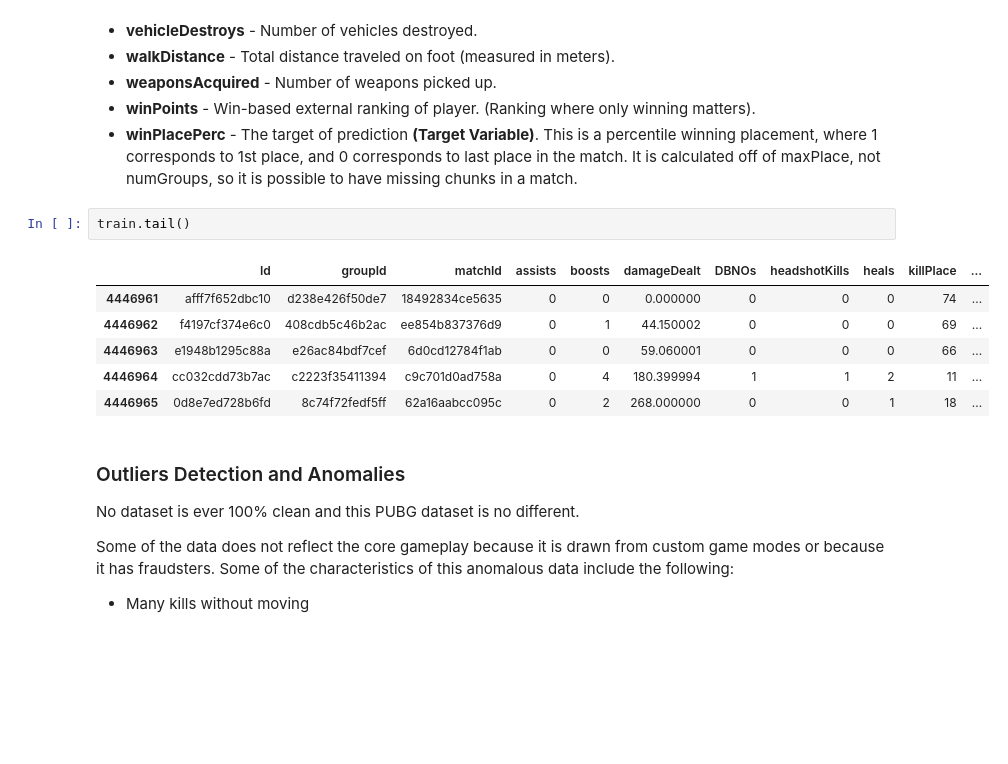
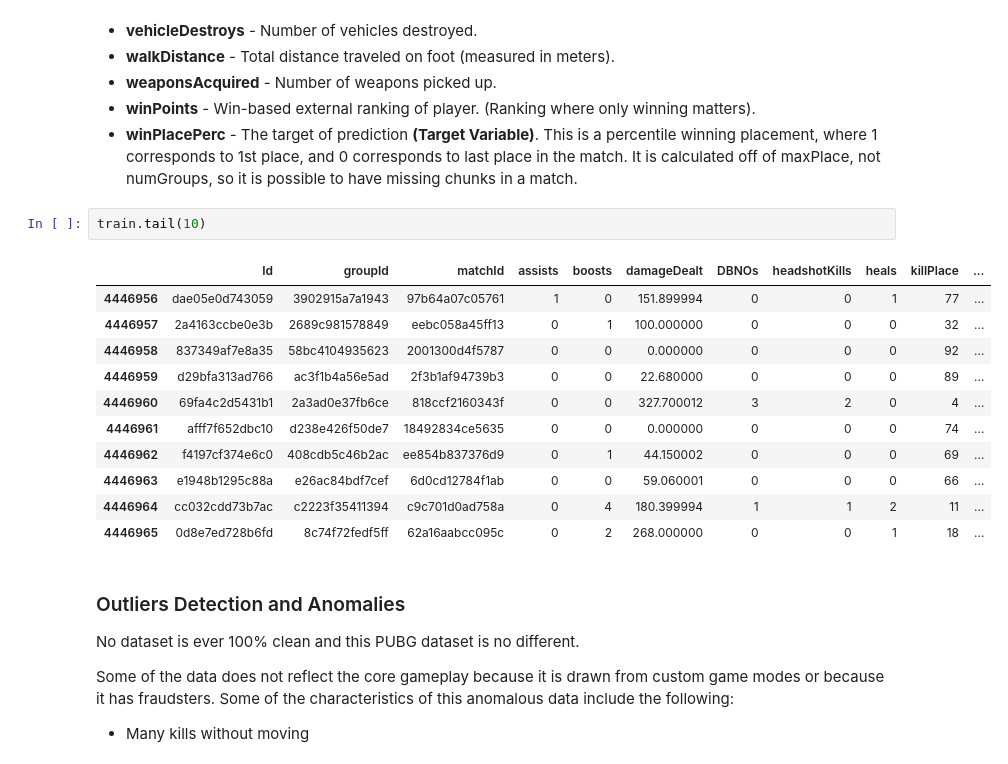
Before and after one commit to soni113/Deployment-flask, a Jupyter notebook: PUBG_Game_Webinar.ipynb, the cells around one changed output. Drawn from its saved outputs; the diff is of its cells as text; blank space fills up the shorter version.

```diff
--- a/PUBG_Game_Webinar.ipynb
+++ b/PUBG_Game_Webinar.ipynb
@@ -214,9 +214,14 @@ The training set comes in the form of a .CSV file. This file contains 113,290,73
 - **winPoints** - Win-based external ranking of player. (Ranking where only winning matters).
 - **winPlacePerc** - The target of prediction **(Target Variable)**. This is a percentile winning placement, where 1 corresponds to 1st place, and 0 corresponds to last place in the match. It is calculated off of maxPlace, not numGroups, so it is possible to have missing chunks in a match.
 # %%
-train.tail()
+train.tail(10)
 # %% [output]
 |  | Id | groupId | matchId | assists | boosts | damageDealt | DBNOs | headshotKills | heals | killPlace | ... |
+| 4446956 | dae05e0d743059 | 3902915a7a1943 | 97b64a07c05761 | 1 | 0 | 151.899994 | 0 | 0 | 1 | 77 | ... |
+| 4446957 | 2a4163ccbe0e3b | 2689c981578849 | eebc058a45ff13 | 0 | 1 | 100.000000 | 0 | 0 | 0 | 32 | ... |
+| 4446958 | 837349af7e8a35 | 58bc4104935623 | 2001300d4f5787 | 0 | 0 | 0.000000 | 0 | 0 | 0 | 92 | ... |
+| 4446959 | d29bfa313ad766 | ac3f1b4a56e5ad | 2f3b1af94739b3 | 0 | 0 | 22.680000 | 0 | 0 | 0 | 89 | ... |
+| 4446960 | 69fa4c2d5431b1 | 2a3ad0e37fb6ce | 818ccf2160343f | 0 | 0 | 327.700012 | 3 | 2 | 0 | 4 | ... |
 | 4446961 | afff7f652dbc10 | d238e426f50de7 | 18492834ce5635 | 0 | 0 | 0.000000 | 0 | 0 | 0 | 74 | ... |
 | 4446962 | f4197cf374e6c0 | 408cdb5c46b2ac | ee854b837376d9 | 0 | 1 | 44.150002 | 0 | 0 | 0 | 69 | ... |
 | 4446963 | e1948b1295c88a | e26ac84bdf7cef | 6d0cd12784f1ab | 0 | 0 | 59.060001 | 0 | 0 | 0 | 66 | ... |
```
Also changed, not shown: parts of 59 cells of this notebook.
